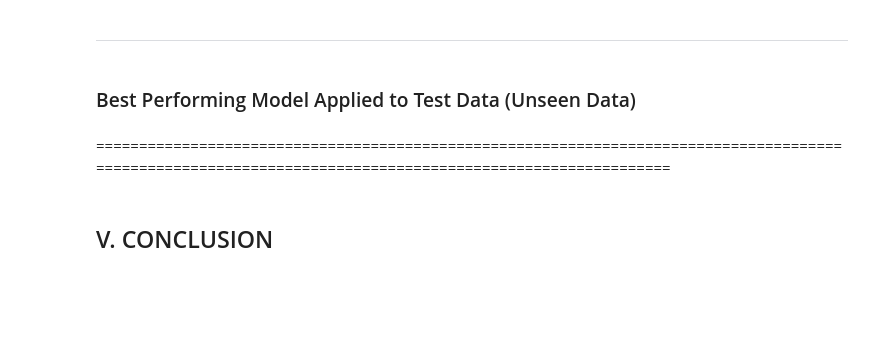
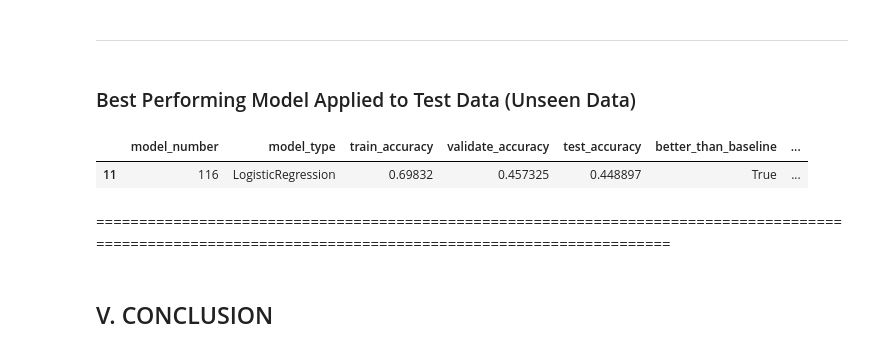
Before and after one commit to CBRJ-Lyrical-Metrics/lyrical-evolution-capstone, a Jupyter notebook: final_report.ipynb, the cells around one changed output. Cells and saved outputs as stored; diff of their text form; code cells hidden in the pictures; blank space fills up the shorter version.

```diff
--- a/final_report.ipynb
+++ b/final_report.ipynb
@@ -513,7 +534,10 @@ Evaluating the model with the validate data set was done in the function above f
 ### Best Performing Model Applied to Test Data (Unseen Data)
 # %%
 # uncommit to run the following code
-# results3.sort_values('validate_accuracy', ascending=False).head(1)
+results3.sort_values('validate_accuracy', ascending=False).head(1)
+# %% [output]
+|  | model_number | model_type | train_accuracy | validate_accuracy | test_accuracy | better_than_baseline | ... |
+| 11 | 116 | LogisticRegression | 0.69832 | 0.457325 | 0.448897 | True | ... |
 # %% [markdown]
 ==========================================================================================================================================================
 # %% [markdown]
```
Also changed, not shown: parts of 5 cells of this notebook.
